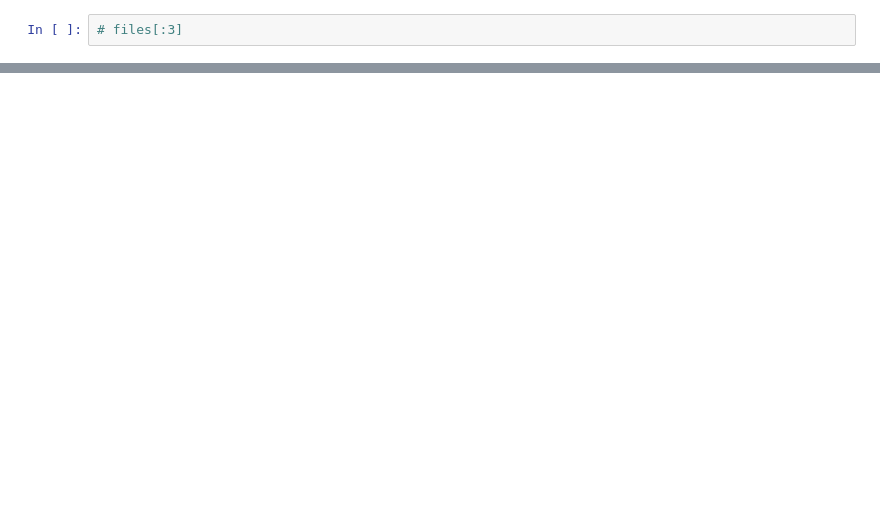
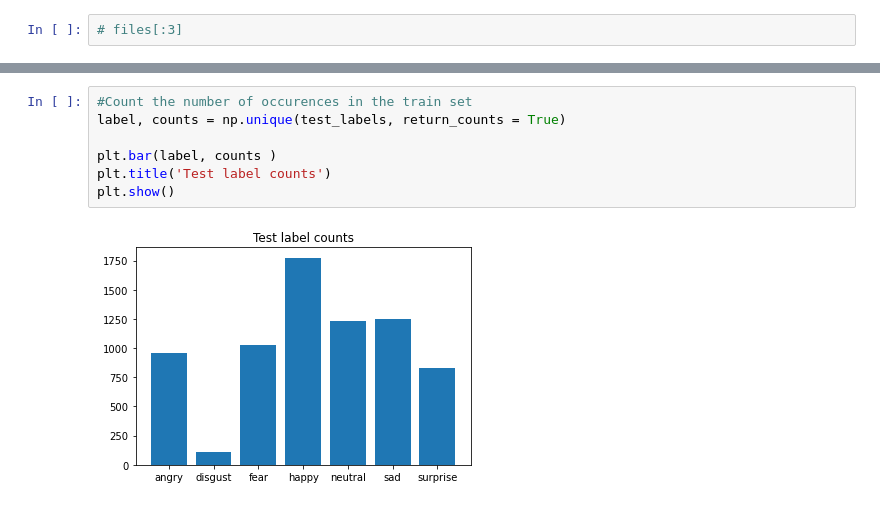
Before and after one commit to chikakoto/facial-expression-recognition, a Jupyter notebook: notebooks/1.0-im-experimental.ipynb, the cells around one changed output, grey strips where cells are left out. Drawn from its saved outputs; the diff is of its cells as text; blank space fills up the shorter version.

```diff
--- a/notebooks/1.0-im-experimental.ipynb
+++ b/notebooks/1.0-im-experimental.ipynb
@@ -142,0 +138,9 @@ plt.show()
+# %%
+#Count the number of occurences in the train set
+label, counts = np.unique(test_labels, return_counts = True)
+
+plt.bar(label, counts )
+plt.title('Test label counts')
+plt.show()
+# %% [output]
+[figure, added]
```
Also changed, not shown: parts of 24 cells of this notebook.
